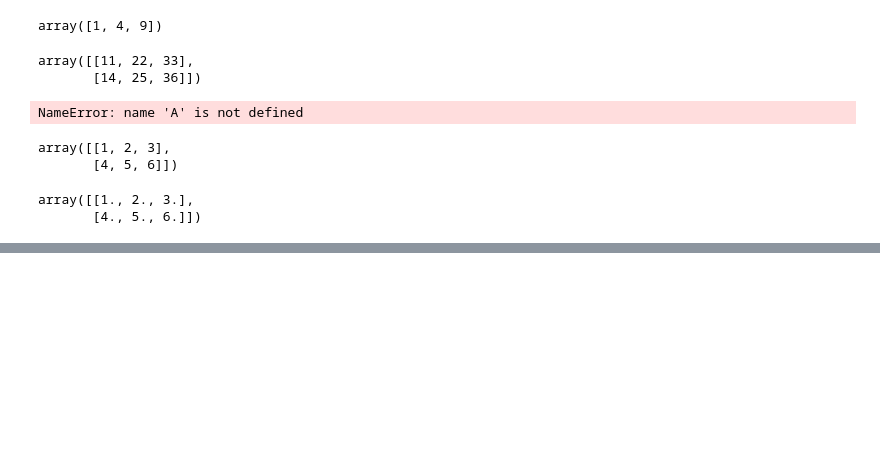
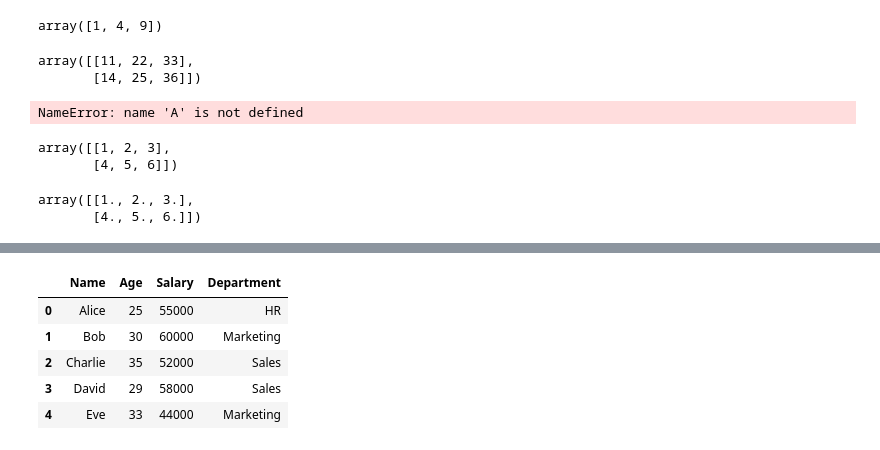
Before and after one commit to anuvishalp/Python_basics, a Jupyter notebook: Numpy_Basics.ipynb, the cells around one changed output, grey strips where cells are left out. Saved outputs shown, nothing was run; the diff lists cells and outputs as text; code cells hidden in the pictures; blank space fills up the shorter version.

```diff
--- a/Numpy_Basics.ipynb
+++ b/Numpy_Basics.ipynb
@@ -392,0 +489,19 @@ array([[1., 2., 3.],
+# %%
+import pandas as pd
+
+data = {
+    "Name": ["Alice", "Bob", "Charlie", "David", "Eve"],
+    "Age": [25, 30, 35, 29, 33],
+    "Salary": [55000, 60000, 52000, 58000, 44000],
+    "Department": ["HR", "Marketing", "Sales", "Sales", "Marketing"]
+}
+
+df = pd.DataFrame(data)
+df
+# %% [output]
+|  | Name | Age | Salary | Department |
+| 0 | Alice | 25 | 55000 | HR |
+| 1 | Bob | 30 | 60000 | Marketing |
+| 2 | Charlie | 35 | 52000 | Sales |
+| 3 | David | 29 | 58000 | Sales |
+| 4 | Eve | 33 | 44000 | Marketing |
```
Also changed, not shown: parts of 13 cells of this notebook.
